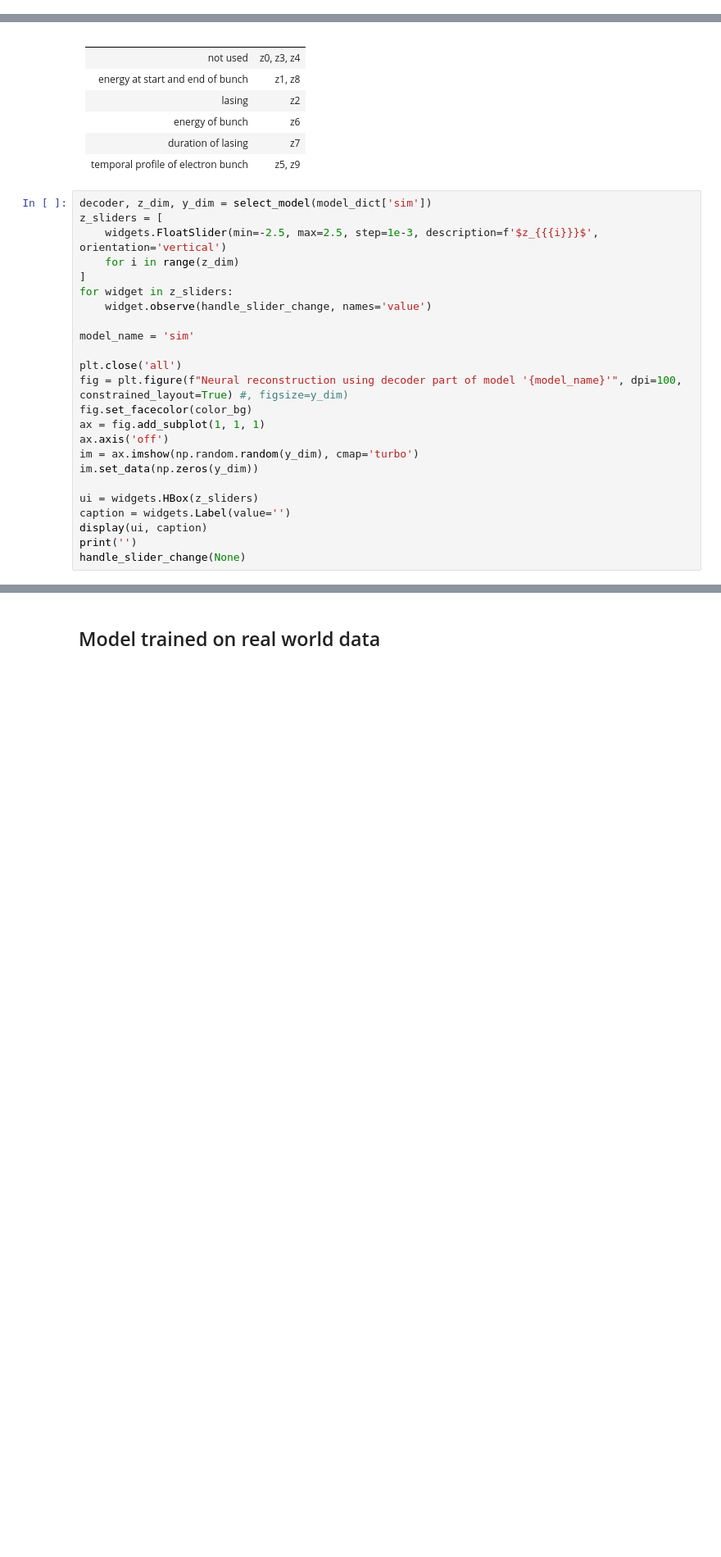
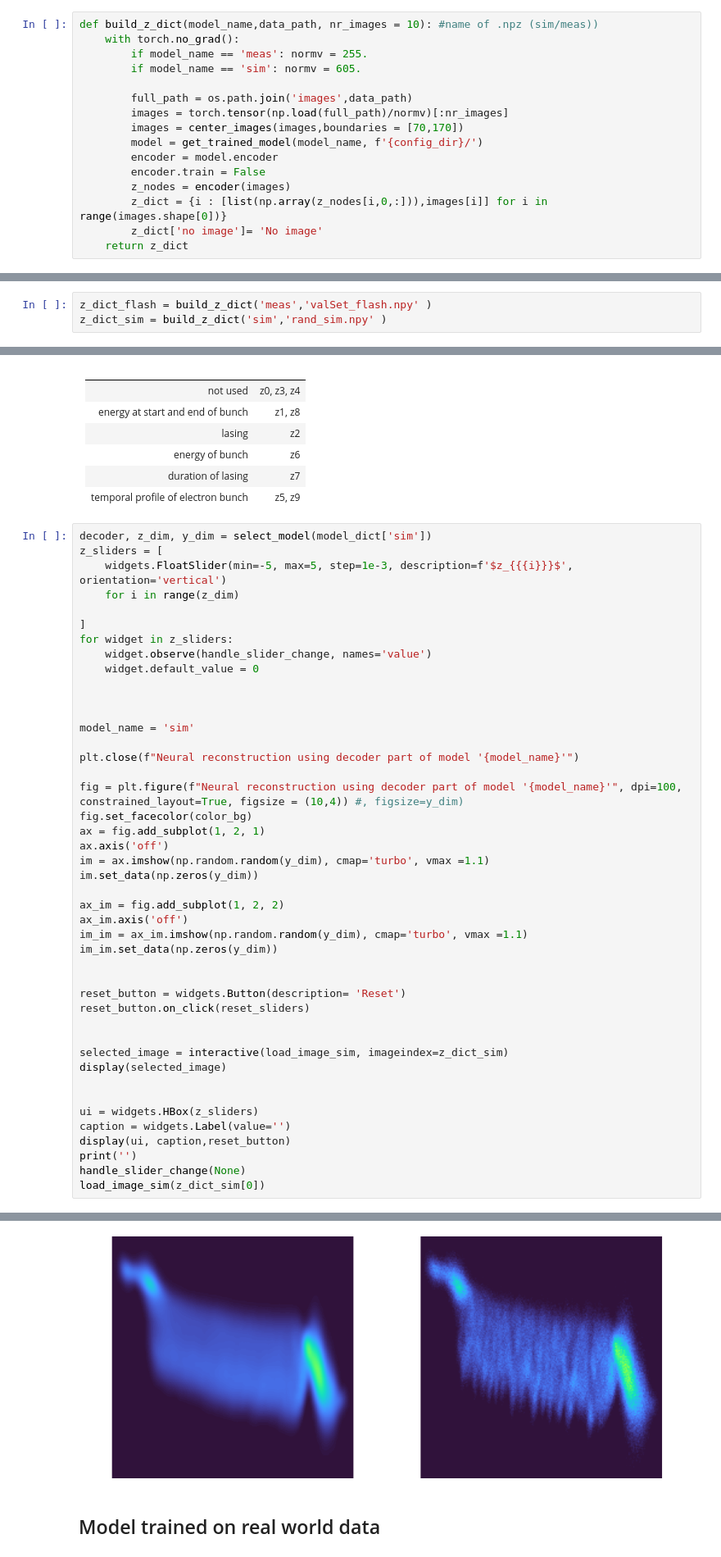
Before and after one commit to Goetzkeg/visPolarix, a Jupyter notebook: VisPol.ipynb, the cells around one changed output, grey strips where cells are left out. Shown at 82% size. Cells and saved outputs as stored; diff of their text form; blank space fills up the shorter version.

Commit message:
add functionality to load images

```diff
--- a/VisPol.ipynb
+++ b/VisPol.ipynb
@@ -353,3 +500,19 @@ def get_trained_model(rand_id, rootpath='./model/', epoch = -1,device='cpu'): #m
+# %%
+def build_z_dict(model_name,data_path, nr_images = 10): #name of .npz (sim/meas))
+    with torch.no_grad():
+        if model_name == 'meas': normv = 255.
+        if model_name == 'sim': normv = 605.
+
+        full_path = os.path.join('images',data_path)
+        images = torch.tensor(np.load(full_path)/normv)[:nr_images]
+        images = center_images(images,boundaries = [70,170])
+        model = get_trained_model(model_name, f'{config_dir}/')
+        encoder = model.encoder
+        encoder.train = False
+        z_nodes = encoder(images)
+        z_dict = {i : [list(np.array(z_nodes[i,0,:])),images[i]] for i in range(images.shape[0])}
+        z_dict['no image']= 'No image'
+    return z_dict
 # %%
 def sort_by_generation(x):
     _, generation, _ = Path(x).stem.split('_')
@@ -388,6 +551,9 @@ model_dict = {
     }
     for idx in range(len(config_files))
 }
+# %%
+z_dict_flash = build_z_dict('meas','valSet_flash.npy' )
+z_dict_sim = build_z_dict('sim','rand_sim.npy' )
 # %%
 def select_model(model_dict):
     model_dict = AttrDict(model_dict)
@@ -448,25 +642,45 @@ def handle_slider_change2(change):
 # %%
 decoder, z_dim, y_dim = select_model(model_dict['sim'])
 z_sliders = [
-    widgets.FloatSlider(min=-2.5, max=2.5, step=1e-3, description=f'$z_{{{i}}}$', orientation='vertical')
+    widgets.FloatSlider(min=-5, max=5, step=1e-3, description=f'$z_{{{i}}}$', orientation='vertical')
     for i in range(z_dim)
+
 ]
 for widget in z_sliders:
     widget.observe(handle_slider_change, names='value')
+    widget.default_value = 0
+
+
 
 model_name = 'sim'
 
-plt.close('all')
-fig = plt.figure(f"Neural reconstruction using decoder part of model '{model_name}'", dpi=100, constrained_layout=True) #, figsize=y_dim)
+plt.close(f"Neural reconstruction using decoder part of model '{model_name}'")
+
+fig = plt.figure(f"Neural reconstruction using decoder part of model '{model_name}'", dpi=100, constrained_layout=True, figsize = (10,4)) #, figsize=y_dim)
 fig.set_facecolor(color_bg)
-ax = fig.add_subplot(1, 1, 1)
+ax = fig.add_subplot(1, 2, 1)
 ax.axis('off')
-im = ax.imshow(np.random.random(y_dim), cmap='turbo')
+im = ax.imshow(np.random.random(y_dim), cmap='turbo', vmax =1.1)
 im.set_data(np.zeros(y_dim))
+
+ax_im = fig.add_subplot(1, 2, 2)
+ax_im.axis('off')
+im_im = ax_im.imshow(np.random.random(y_dim), cmap='turbo', vmax =1.1)
+im_im.set_data(np.zeros(y_dim))
+
+
+reset_button = widgets.Button(description= 'Reset')
+reset_button.on_click(reset_sliders)
+
+
+selected_image = interactive(load_image_sim, imageindex=z_dict_sim)
+display(selected_image)
+
 
 ui = widgets.HBox(z_sliders)
 caption = widgets.Label(value='')
-display(ui, caption)
+display(ui, caption,reset_button)
 print('')
 handle_slider_change(None)
+load_image_sim(z_dict_sim[0])
 # %% [output]
@@ -475,3 +691,4 @@ ValueError: 'turbo' is not a valid value for name; supported values are 'Accent'
+[figure, added]
 # %% [markdown]
 ## Model trained on real world  data
 # %% [markdown]
```
Also changed, not shown: parts of 6 cells of this notebook, 4 other files.
